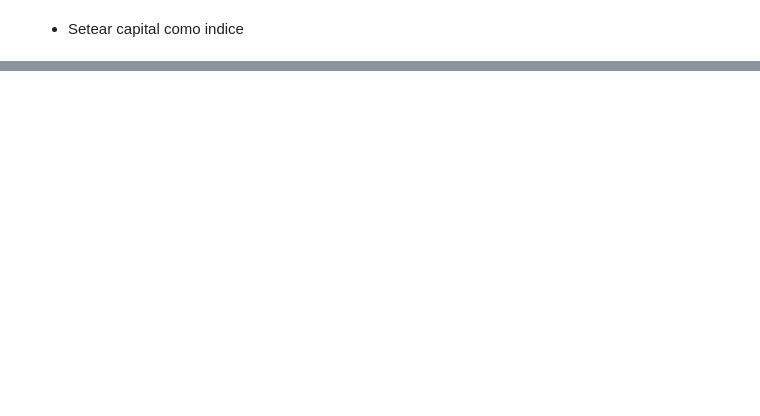
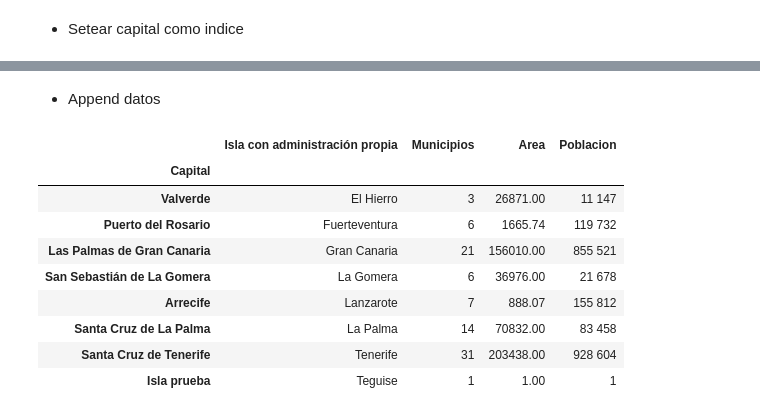
Before and after one commit to braiso-22/PruebasPandas, a Jupyter notebook: pruebas_pandas.ipynb, the cells around one changed output, grey strips where cells are left out. Cells and saved outputs as stored; diff of their text form; code cells hidden in the pictures; blank space fills up the shorter version.

Commit message:
mostrado, condiciones, append, delete

```diff
--- a/pruebas_pandas.ipynb
+++ b/pruebas_pandas.ipynb
@@ -255,12 +255,29 @@ def eliminar_corchetes(x):
     else:
         return x
 
+def pasar_float(x):
+    if str(x).find(",") != -1:
+        return float(x.replace(",", "."))
+    else:
+        return float(x)
+def pasar_int(x):
+    if str(x).find(" ") != -1:
+        return int(x.replace(" ", "").replace(".", ""))
+    else:
+        return int(x)
 
 def limpia_datos(df):
     # eliminar las columnas bandera y escudo
     df.drop(["Bandera", "Escudo"], axis=1, inplace=True)
     # eliminar valores con corchetes anchor
     df = df.applymap(lambda x: eliminar_corchetes(x))
+    # cambiar el nombre de la columna "Área (km²)" por "Area"
+    df = df.rename(columns={"Área (km²)": "Area"})
+    # cambiar el nombre de la ultima columna por "Poblacion"
+    df = df.rename(columns={df.columns[-1]: "Poblacion"})
+    # setear los valores de la columna area como float
+    df["Area"] = df["Area"].apply(lambda x: pasar_float(x))
+    df["Municipios"] = df["Municipios"].apply(lambda x: pasar_int(x))
     return df
 
 
@@ -293,0 +348,3 @@ df
+# %%
+df = df.reset_index()
+df.info()
@@ -293,0 +364,3 @@ df
+# %%
+df = df.set_index("Capital")
+df["Municipios"]
@@ -293,0 +420,16 @@ df
+# %% [markdown]
+* Append datos
+# %%
+df = df.append(pd.Series(data=["Teguise",1, 1.0, 1], index=df.columns, name="Isla prueba"))
+df
+# %% [output]
+|  | Isla con administración propia | Municipios | Area | Poblacion |
+| Capital |  |  |  |  |
+| Valverde | El Hierro | 3 | 26871.00 | 11 147 |
+| Puerto del Rosario | Fuerteventura | 6 | 1665.74 | 119 732 |
+| Las Palmas de Gran Canaria | Gran Canaria | 21 | 156010.00 | 855 521 |
+| San Sebastián de La Gomera | La Gomera | 6 | 36976.00 | 21 678 |
+| Arrecife | Lanzarote | 7 | 888.07 | 155 812 |
+| Santa Cruz de La Palma | La Palma | 14 | 70832.00 | 83 458 |
+| Santa Cruz de Tenerife | Tenerife | 31 | 203438.00 | 928 604 |
+| Isla prueba | Teguise | 1 | 1.00 | 1 |
```
Also changed, not shown: parts of 17 cells of this notebook.
